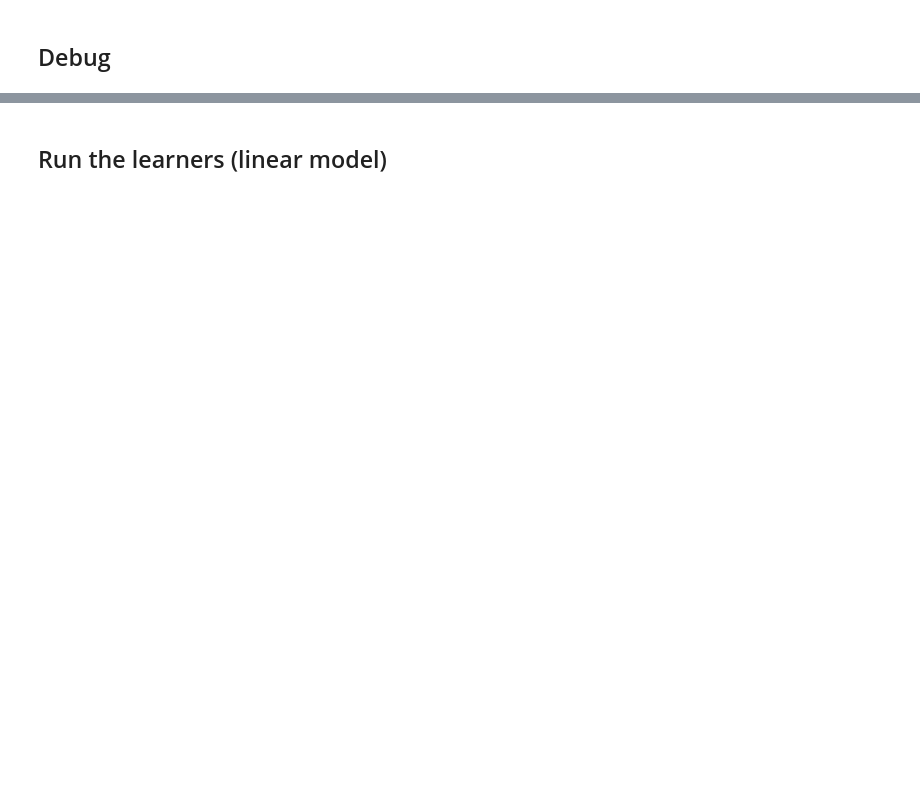
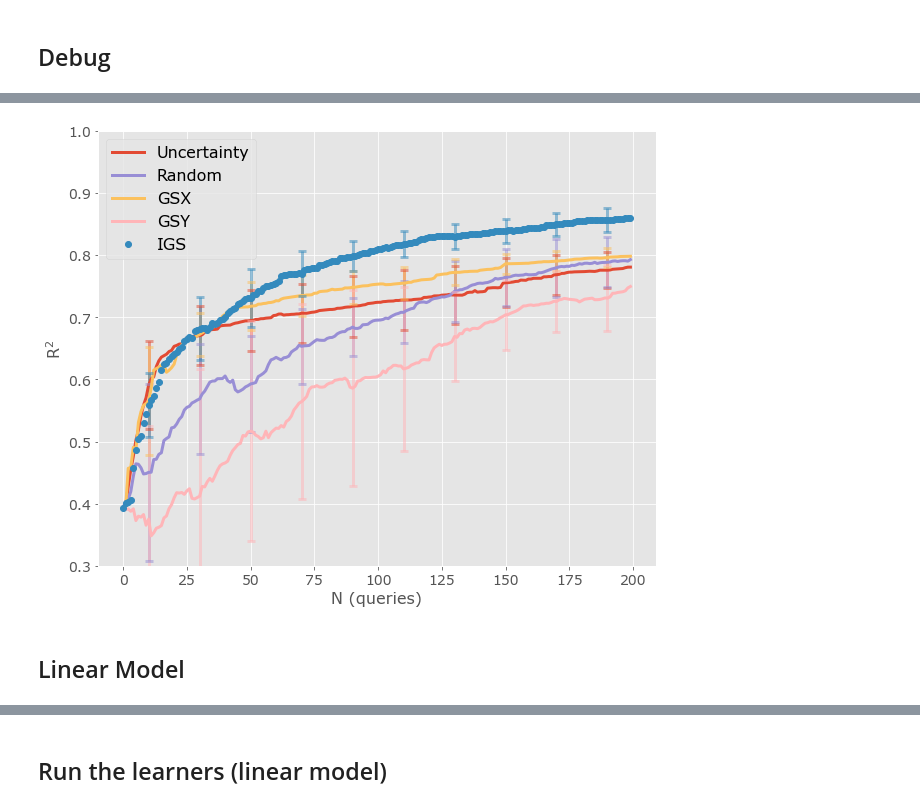
Before and after one commit to usnistgov/active-learning, a Jupyter notebook: active-learning-large.ipynb, the cells around one changed output, grey strips where cells are left out. Cells and saved outputs as stored; diff of their text form; code cells hidden in the pictures; blank space fills up the shorter version.

```diff
--- a/active-learning-large.ipynb
+++ b/active-learning-large.ipynb
@@ -339,0 +541,8 @@ test_score: 0.6234911548834263
+# %%
+output200 = output
+# %%
+plot_scores(output200) # 200 iterations
+# %% [output]
+[figure, added]
+# %% [markdown]
+## Linear Model
```
Also changed, not shown: parts of 56 cells of this notebook, 1 other file.
